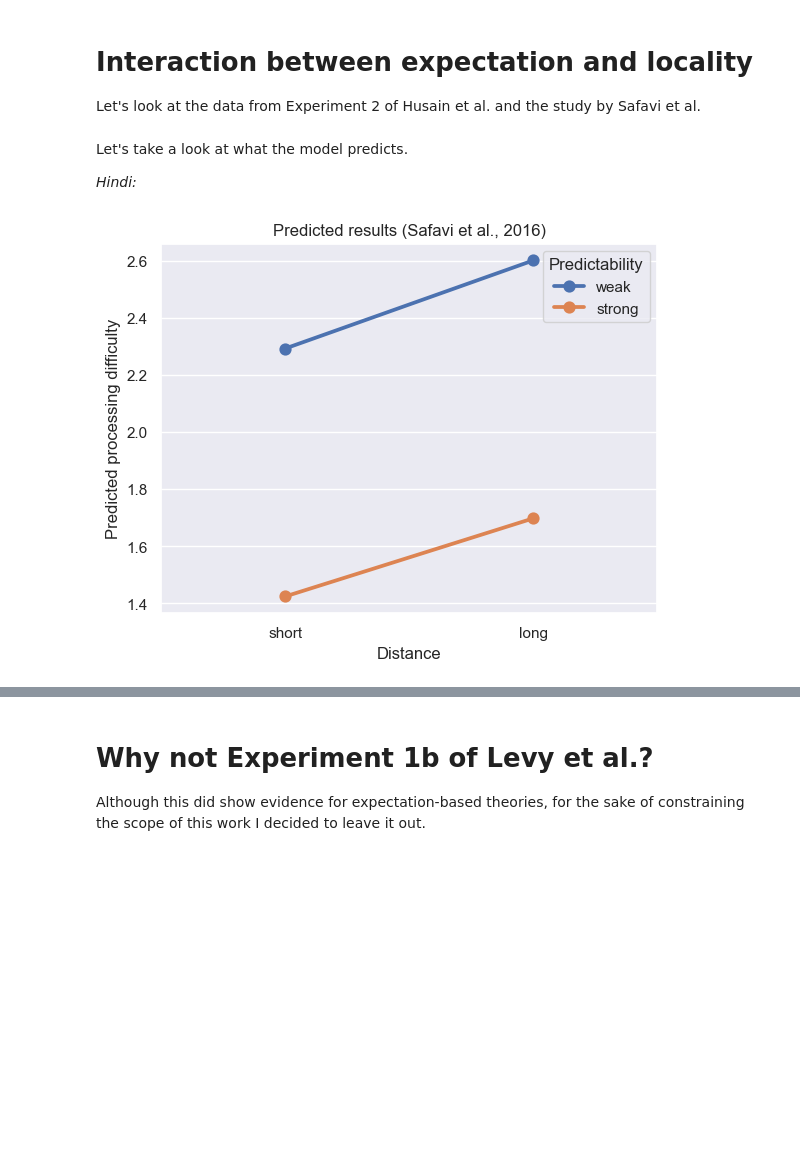
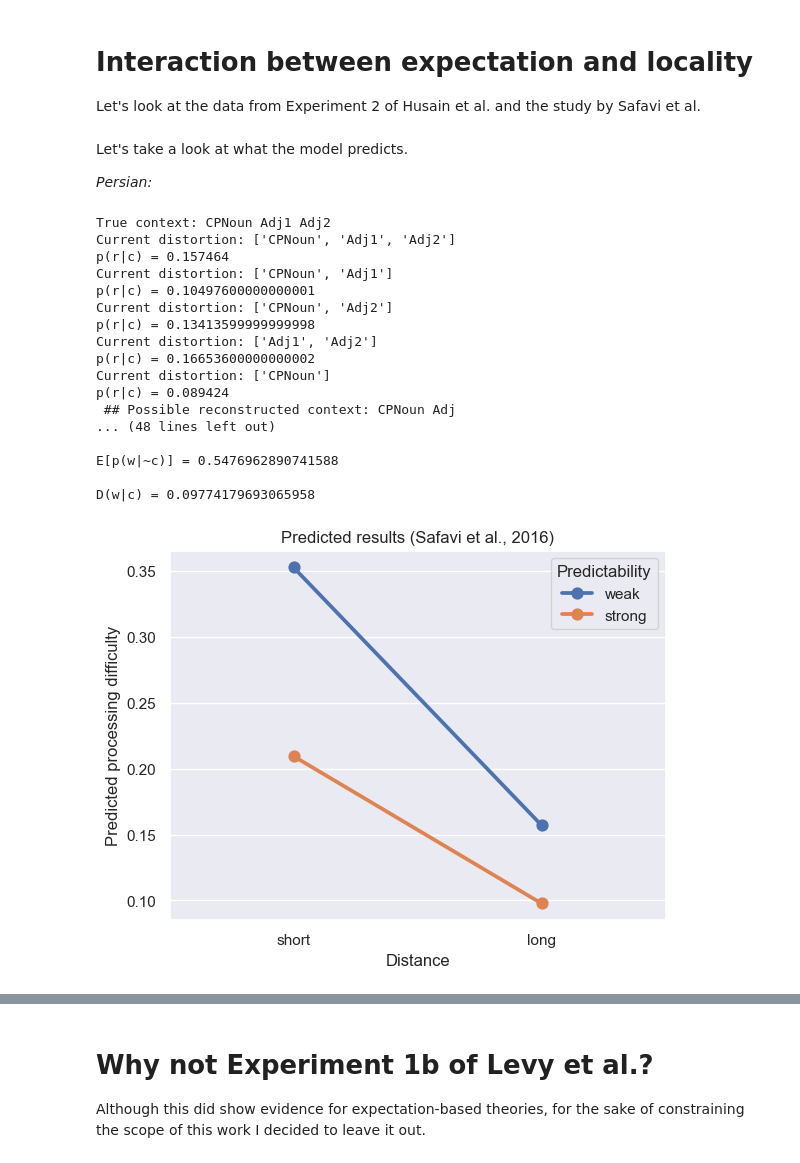
Before and after one commit to johen12/toylossy, a Jupyter notebook: toylossy_demo.ipynb, the cells around one changed output, grey strips where cells are left out. Saved outputs shown, nothing was run; the diff lists cells and outputs as text; code cells hidden in the pictures; blank space fills up the shorter version.

```diff
--- a/toylossy_demo.ipynb
+++ b/toylossy_demo.ipynb
@@ -313,22 +345,39 @@ model_persian = toylossy.ProgressiveNoiseModel(pcfg_persian, max_retention_proba
 # %% [markdown]
 Let's take a look at what the model predicts.
 
-*Hindi:*
+*Persian:*
 # %%
-cp_short_persian = model_persian.calculate_processing_difficulty("CPNoun Adj LightVerb".split())
-cp_long_persian  = model_persian.calculate_processing_difficulty("CPNoun Adj Adj LightVerb".split())
-sp_short_persian = model_persian.calculate_processing_difficulty("SPNoun Adj LightVerb".split())
-sp_long_persian  = model_persian.calculate_processing_difficulty("SPNoun Adj Adj LightVerb".split())
+cp_short_persian = model_persian.calculate_processing_difficulty("CPNoun Adj1 LightVerb".split())
+cp_long_persian  = model_persian.calculate_processing_difficulty("CPNoun Adj1 Adj2 LightVerb".split(), True)
+sp_short_persian = model_persian.calculate_processing_difficulty("SPNoun Adj1 LightVerb".split())
+sp_long_persian  = model_persian.calculate_processing_difficulty("SPNoun Adj1 Adj2 LightVerb".split())
 
 sim_data_persian = pd.DataFrame({
     "Predicted processing difficulty": [sp_short_persian, sp_long_persian, cp_short_persian, cp_long_persian],
     "Distance": ["short", "long", "short", "long"],
     "Predictability": ["weak", "weak", "strong", "strong"]
 })
 
 sns.pointplot(sim_data_persian,
               x = "Distance",
               y = "Predicted processing difficulty",
               hue = "Predictability").set_title("Predicted results (Safavi et al., 2016)");
 # %% [output]
+True context: CPNoun Adj1 Adj2
+Current distortion: ['CPNoun', 'Adj1', 'Adj2']
+p(r|c) = 0.157464
+Current distortion: ['CPNoun', 'Adj1']
+p(r|c) = 0.10497600000000001
+Current distortion: ['CPNoun', 'Adj2']
+p(r|c) = 0.13413599999999998
+Current distortion: ['Adj1', 'Adj2']
+p(r|c) = 0.16653600000000002
+Current distortion: ['CPNoun']
+p(r|c) = 0.089424
+ ## Possible reconstructed context: CPNoun Adj
+... (48 lines left out)
+
+E[p(w|~c)] = 0.5476962890741588
+
+D(w|c) = 0.09774179693065958
-[figure, old version]
+[figure, new version]
```
Also changed, not shown: parts of 17 cells of this notebook, 2 other files.
